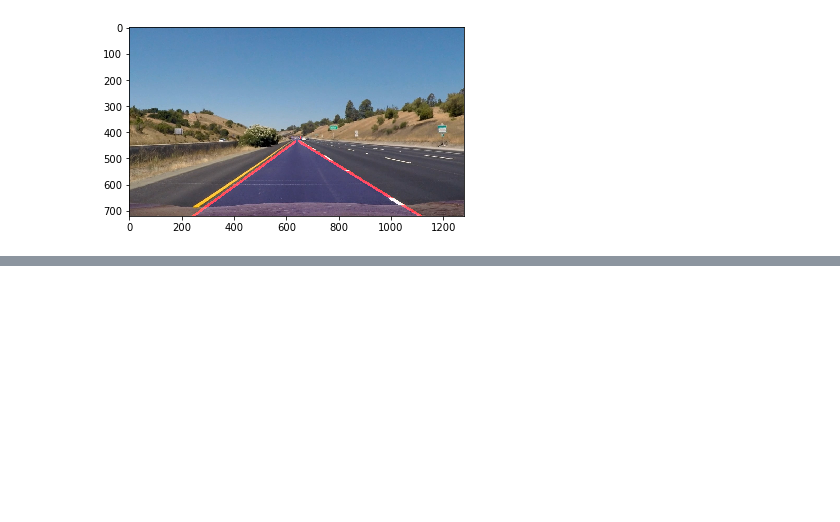
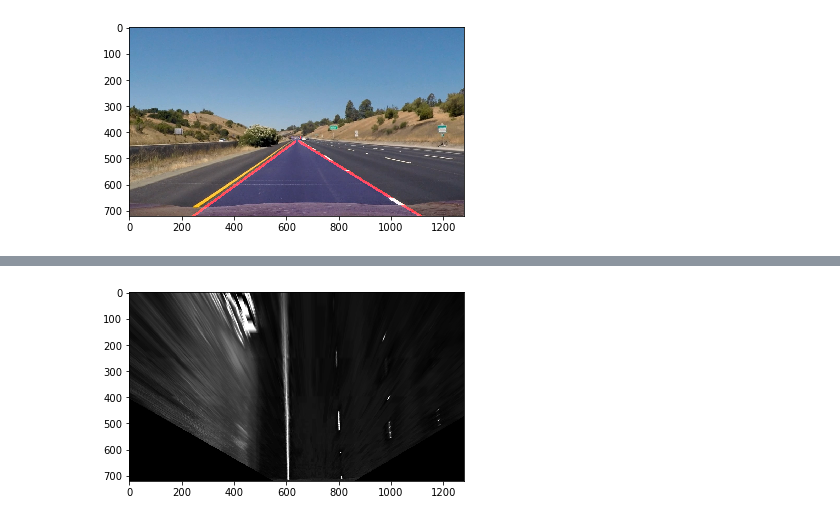
Before and after one commit to sketchc89/AdvanceLaneLines-P4, a Jupyter notebook: LineDetection.ipynb, the cells around one changed output, grey strips where cells are left out. Cells and saved outputs as stored; diff of their text form; code cells hidden in the pictures; blank space fills up the shorter version.

```diff
--- a/LineDetection.ipynb
+++ b/LineDetection.ipynb
@@ -96,12 +92,0 @@ def detect_lines(img, c_mask):
-# %%
-def warp_lane_lines(img, top_left, top_right, bot_left, bot_right):
-    src = np.float32([top_left, top_right, bot_left, bot_right])
-    dst = np.float32([[600, 500], [800, 500], [600, 700], [800, 700]])
-    M = cv2.getPerspectiveTransform(src, dst)
-    return cv2.warpPerspective(img, M, img.shape[1::-1], flags=cv2.INTER_LINEAR)
-
-def plot_warped_lane_lines(img):
-    #TODO find corners automatically
-    warped = warp_lane_lines(img, [520, 500], [760, 500], [280, 650], [960, 650])
-    plt.imshow(warped)
-    plt.show()
@@ -131,0 +112,12 @@ plt.show()
+# %%
+def warp_lane_lines(img, top_left, top_right, bot_left, bot_right):
+    src = np.float32([top_left, top_right, bot_left, bot_right])
+    dst = np.float32([[600, 500], [800, 500], [600, 700], [800, 700]])
+    M = cv2.getPerspectiveTransform(src, dst)
+    return cv2.warpPerspective(img, M, img.shape[1::-1], flags=cv2.INTER_LINEAR)
+
+def plot_warped_lane_lines(img, color='virdis'):
+    #TODO find corners automatically
+    warped = warp_lane_lines(img, [520, 500], [760, 500], [280, 650], [960, 650])
+    plt.imshow(warped, cmap=color)
+    plt.show()
@@ -131,0 +132,5 @@ plt.show()
+# %%
+saturation = cv2.cvtColor(straight_img, cv2.COLOR_RGB2HLS)[:,:,2]
+warped_saturation = plot_warped_lane_lines(saturation, color='gray')
+# %% [output]
+[figure, added]
```
Also changed, not shown: parts of 6 cells of this notebook.
